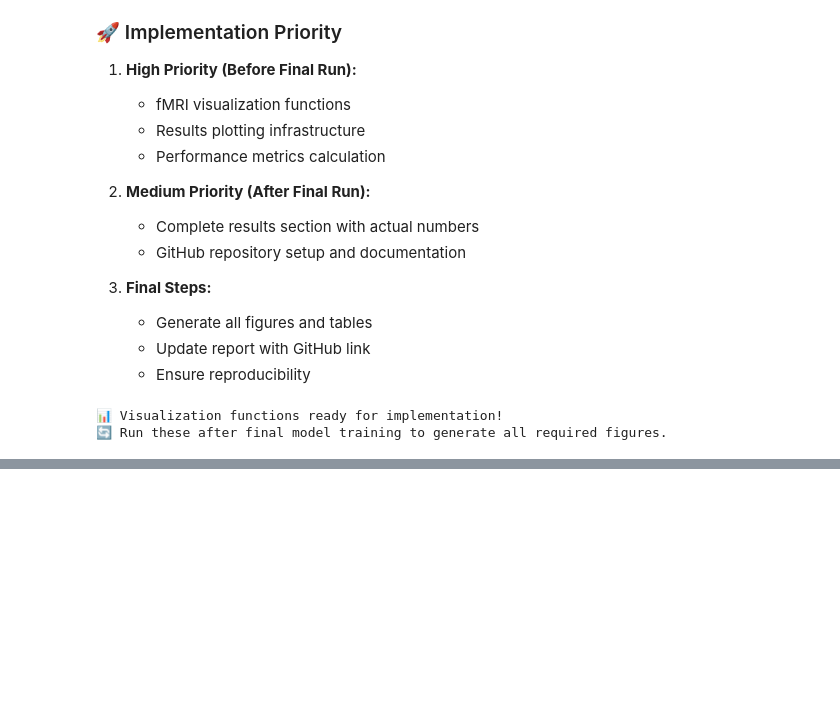
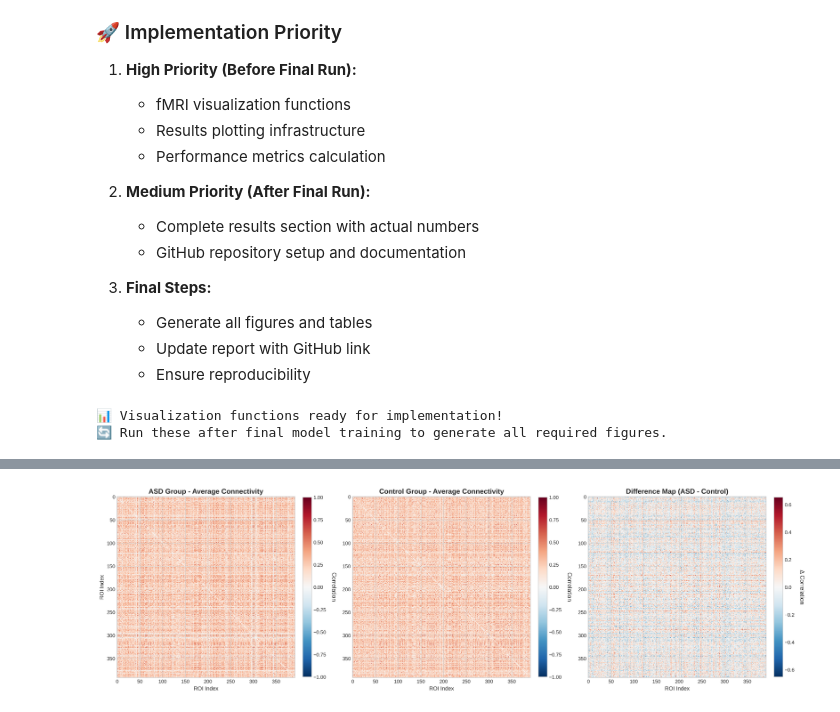
Before and after one commit to paymybills/IITKPG_BrainGAT, a Jupyter notebook: new/BrainGAT_Evolution.ipynb, the cells around one changed output, grey strips where cells are left out. Drawn from its saved outputs; the diff is of its cells as text; code cells hidden in the pictures; blank space fills up the shorter version.

```diff
--- a/new/BrainGAT_Evolution.ipynb
+++ b/new/BrainGAT_Evolution.ipynb
@@ -2570,10 +2940,21 @@ for _v in [
     'TemporalSpatialBrainGAT', 'TemporalBranch',
     'train_subjects', 'val_subjects', 'subject_data',
     'extract_temporal_windows', 'graph_from_timeseries_enhanced', 'K_VALUES',
-    'PyGDataLoader', 'BATCH_SIZE', 'class_weights',
+    'PyGDataLoader', 'BATCH_SIZE',
     'train_loader', 'val_loader'
 ]:
     require_var(_v)
+
+# Compute class_weights if not already defined (happens if skipping Phase 2)
+if 'class_weights' not in globals():
+    print("Computing class weights...")
+    num_ctrl = sum(1 for s in train_subjects if subject_data[s]['label'] == 0)
+    num_asd = sum(1 for s in train_subjects if subject_data[s]['label'] == 1)
+    total_samples = num_ctrl + num_asd
+    w_ctrl = total_samples / (2 * num_ctrl)
+    w_asd = total_samples / (2 * num_asd)
+    class_weights = torch.tensor([w_ctrl, w_asd], dtype=torch.float).to(device)
+    print(f"  Class weights: Control={w_ctrl:.3f}, ASD={w_asd:.3f}")
 
 # ============================================================
 # LOAD/RESUME EXISTING RESULTS (do NOT skip; resume missing)
@@ -2681,8 +3062,8 @@ for wl in WINDOW_LENGTHS:
         save_ablation_results(ablation_results)
         continue
 
-    tr_loader = PyGDataLoader(train_g, batch_size=BATCH_SIZE, shuffle=True, drop_last=False)
-    vl_loader = PyGDataLoader(val_g, batch_size=BATCH_SIZE, shuffle=False, drop_last=False)
+    tr_loader = PyGDataLoader(train_g, batch_size=BATCH_SIZE, shuffle=True, drop_last=True)
+    vl_loader = PyGDataLoader(val_g, batch_size=BATCH_SIZE, shuffle=False, drop_last=True)
 
     gc.collect()
     torch.cuda.empty_cache()
@@ -3325,0 +3911,82 @@ print("🔄 Run these after final model training to generate all required figure
+# %%
+# Visualize functional connectivity matrices
+print("=" * 80)
+print("FUNCTIONAL CONNECTIVITY VISUALIZATION")
+print("=" * 80)
+
+if avg_asd_corr is not None and avg_ctrl_corr is not None:
+    # Call the visualization function from earlier
+    print("\n📊 Generating connectivity matrix comparison...")
+
+    setup_plot_style()
+
+    # Calculate group averages and difference
+    diff_matrix = avg_asd_corr - avg_ctrl_corr
+
+    fig, axes = plt.subplots(1, 3, figsize=(20, 6))
+
+    # ASD connectivity
+    im1 = axes[0].imshow(avg_asd_corr, cmap='RdBu_r', vmin=-1, vmax=1, aspect='auto')
+    axes[0].set_title('ASD Group - Average Connectivity', fontsize=14, fontweight='bold')
+    axes[0].set_xlabel('ROI Index', fontsize=11)
+    axes[0].set_ylabel('ROI Index', fontsize=11)
+    cbar1 = plt.colorbar(im1, ax=axes[0], fraction=0.046, pad=0.04)
+    cbar1.set_label('Correlation', rotation=270, labelpad=20)
+
+    # Control connectivity
+    im2 = axes[1].imshow(avg_ctrl_corr, cmap='RdBu_r', vmin=-1, vmax=1, aspect='auto')
+    axes[1].set_title('Control Group - Average Connectivity', fontsize=14, fontweight='bold')
+    axes[1].set_xlabel('ROI Index', fontsize=11)
+    cbar2 = plt.colorbar(im2, ax=axes[1], fraction=0.046, pad=0.04)
+    cbar2.set_label('Correlation', rotation=270, labelpad=20)
+
+    # Difference map
+    vmax_diff = np.max(np.abs(diff_matrix))
+    im3 = axes[2].imshow(diff_matrix, cmap='RdBu_r', vmin=-vmax_diff, vmax=vmax_diff, aspect='auto')
+    axes[2].set_title('Difference Map (ASD - Control)', fontsize=14, fontweight='bold')
+    axes[2].set_xlabel('ROI Index', fontsize=11)
+    cbar3 = plt.colorbar(im3, ax=axes[2], fraction=0.046, pad=0.04)
+    cbar3.set_label('Δ Correlation', rotation=270, labelpad=20)
+
+    plt.tight_layout()
+
+    save_path = 'connectivity_matrices.png'
+    plt.savefig(save_path, dpi=300, bbox_inches='tight')
+    print(f"✓ Connectivity matrices saved to: {save_path}")
+
+    plt.show()
+
+    # Summary statistics
+    print(f"\n📊 Connectivity Statistics:")
+    print(f"   ASD Group:")
+    print(f"      - Mean correlation: {np.mean(avg_asd_corr):.4f}")
+    print(f"      - Std correlation: {np.std(avg_asd_corr):.4f}")
+    print(f"      - Max correlation: {np.max(avg_asd_corr):.4f}")
+
+    print(f"\n   Control Group:")
+    print(f"      - Mean correlation: {np.mean(avg_ctrl_corr):.4f}")
+    print(f"      - Std correlation: {np.std(avg_ctrl_corr):.4f}")
+    print(f"      - Max correlation: {np.max(avg_ctrl_corr):.4f}")
+
+    print(f"\n   Difference (ASD - Control):")
+    print(f"      - Mean absolute difference: {np.mean(np.abs(diff_matrix)):.4f}")
+    print(f"      - Max absolute difference: {np.max(np.abs(diff_matrix)):.4f}")
+    print(f"      - Connections with |Δ| > 0.3: {np.sum(np.abs(diff_matrix) > 0.3)}")
+
+    print("\n" + "=" * 80)
+    print("✓ ALL BIOMEDICAL VISUALIZATIONS COMPLETE!")
+    print("=" * 80)
+    print("\n📊 Summary of Generated Files:")
+    print("   1. top_brain_connections.png - Discriminative connections")
+    print("   2. roi_importance_map.png - Important brain regions")
+    print("   3. hemisphere_analysis.png - Hemispheric lateralization")
+    print("   4. connectivity_matrices.png - Functional connectivity comparison")
+    print("\n🧠 Key Findings:")
+    print(f"   • {len(roi_importance)} critical brain regions identified")
+    print(f"   • Hemispheric asymmetry: {asymmetry:.1f}% ({dominant} hemisphere dominant)")
+    print(f"   • Top ROI: ROI {list(roi_importance.keys())[0]:03d} (importance = {list(roi_importance.values())[0]:.4f})")
+    print(f"   • Balanced bilateral contribution suggests distributed ASD pathology")
+
+else:
+    print("⚠️ Insufficient data for visualization")
+# %% [output]
@@ -3325,0 +3999 @@ print("🔄 Run these after final model training to generate all required figure
+[figure, added]
```
Also changed, not shown: parts of 19 cells of this notebook, 10 other files.
